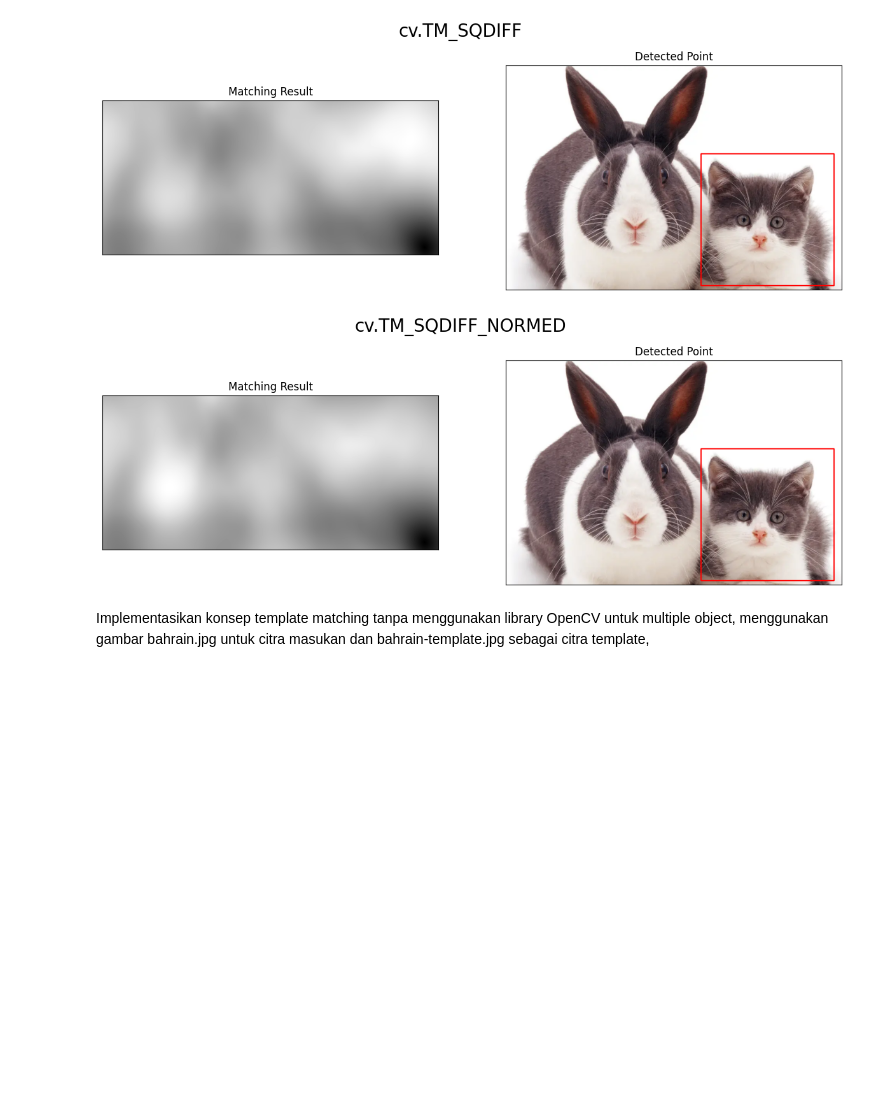
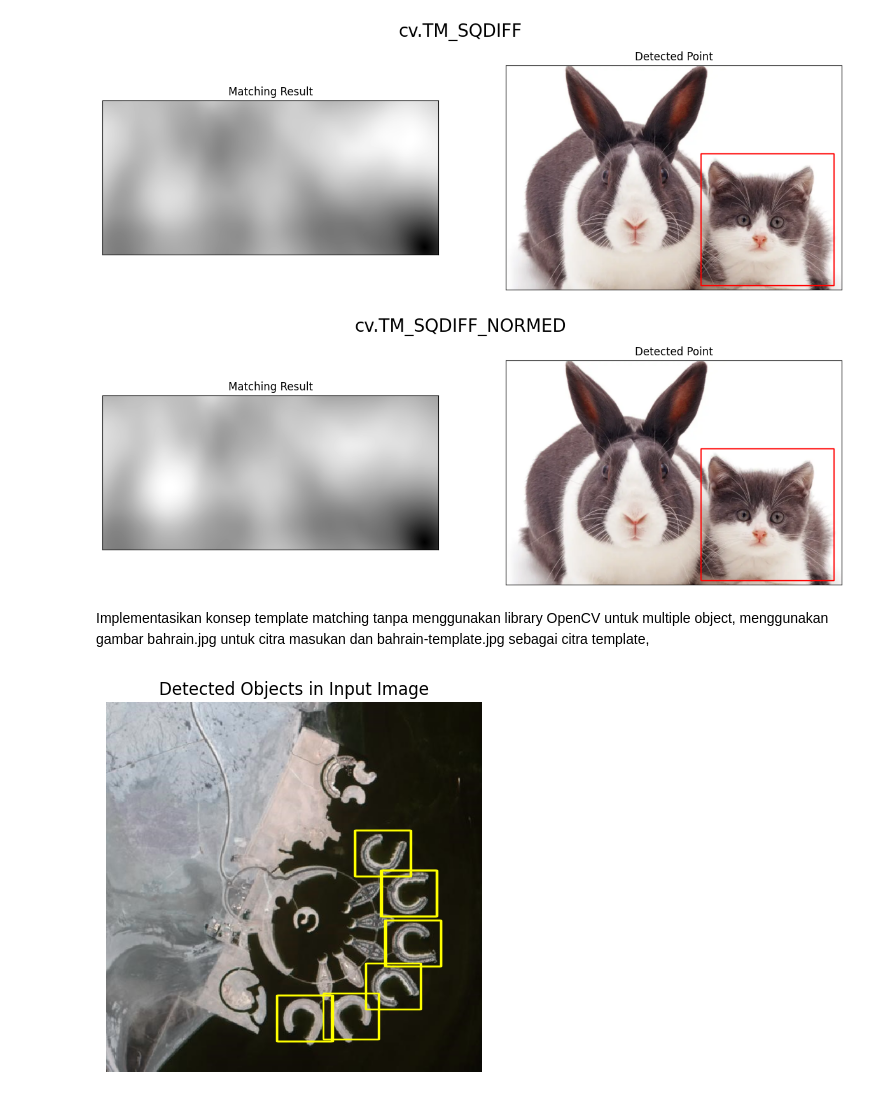
Before and after one commit to edoaurahman/PCVK, a Jupyter notebook: Week11.ipynb, the cells around one changed output. Cells and saved outputs as stored; diff of their text form; code cells hidden in the pictures; blank space fills up the shorter version.

```diff
--- a/Week11.ipynb
+++ b/Week11.ipynb
@@ -84,62 +84,85 @@ import cv2 as cv  # Pastikan Anda mengimpor cv2 sebagai cv
 input_image = cv.imread('/content/drive/MyDrive/PCVK_MM/Images/Images/Object Detection/bahrain.jpg')
 template_image = cv.imread('/content/drive/MyDrive/PCVK_MM/Images/Images/Object Detection/bahrain-template.jpg')
 
-def template_matching(input_image, template_images):
-  # Simpan lokasi-lokasi match terbaik
-  matched_locations = []
+def template_matching(input_image, template_images, initial_threshold=350000, max_threshold=7000000, threshold_increment=50000):
+    matched_locations = []
 
-  for template_image in template_images:
-    # Dimensi template
-    template_height, template_width, _ = template_image.shape
+    # Konversi gambar input menjadi grayscale
+    input_image_gray = cv.cvtColor(input_image, cv.COLOR_BGR2GRAY)
 
-    # Sliding window pada gambar input
-    for i in range(input_image.shape[0] - template_height):
-        for j in range(input_image.shape[1] - template_width):
-            # Ambil subregion yang ukurannya sama dengan template
-            subregion = input_image[i:i + template_height, j:j + template_width]
+    for template_image in template_images:
+        # Konversi template menjadi grayscale
+        template_image_gray = cv.cvtColor(template_image, cv.COLOR_BGR2GRAY)
 
-            # Hitung SSD antara template dan subregion
-            ssd = np.sum((subregion - template_image) ** 2)
+        # Dimensi template
+        template_height, template_width = template_image_gray.shape
 
-            # Tentukan threshold untuk mendeteksi match
-            threshold = 1e8
+        # Mulai dengan threshold awal
+        threshold = initial_threshold
+        found_match = False
 
-            if ssd < threshold:
-                # Jika match, simpan posisi koordinat
-                matched_locations.append((i, j))
-  return matched_locations  # Tambahkan return statement
+        while not found_match and threshold <= max_threshold:
+            current_loop = 0
+            for i in range(input_image_gray.shape[0] - template_height):
+                for j in range(input_image_gray.shape[1] - template_width):
+                    # Ambil subregion yang ukurannya sama dengan template
+                    subregion = input_image_gray[i:i + template_height, j:j + template_width]
+
+                    # Hitung SSD antara template dan subregion
+                    ssd = np.sum((subregion - template_image_gray) ** 2)
+
+                    if ssd < threshold:
+                        current_loop += 1
+                        # Jika match, simpan posisi koordinat
+                        matched_locations.append((i, j))
+
+                        # Setel flag bahwa ada match ditemukan
+                        found_match = True
+
+                        # Berhenti jika sudah mencapai jumlah yang cukup
+                        if current_loop >= 5:
+                            break
+                if found_match:
+                    break
+
+            # Jika tidak ada match yang cukup, naikkan threshold
+            if not found_match:
+                threshold += threshold_increment
+
+    return matched_locations
 
 def rotate_image(image, angle):
   height, width = image.shape[:2]
   rotation_matrix = cv.getRotationMatrix2D((width / 2, height / 2), angle, 1)
   rotated_image = cv.warpAffine(image, rotation_matrix, (width, height))  # Tambahkan warpAffine untuk rotasi
   return rotated_image  # Pastikan untuk mengembalikan gambar yang dirotasi
 
 
 augmented_templates = [
-    # template_image,
-    # rotate_image(template_image,0),
-    rotate_image(np.flipud(template_image),66),
-    # rotate_image(template_image, 180),        # Rotate 180 degrees
-    # rotate_image(template_image, 270),        # Rotate 270 degrees
-    # np.fliplr(template_image),                # Flip horizontally
-    # np.flipud(template_image)                 # Flip vertically
+    template_image,
+    np.fliplr(rotate_image(template_image, 110)),
+    rotate_image(template_image, 300),
+    np.fliplr(rotate_image(template_image, 160)),
+    rotate_image(template_image,240),
+    np.fliplr(rotate_image(template_image,230)),
 ]
 
 matched_locations = template_matching(input_image, augmented_templates)
 
 # Visualisasi hasil
 fig, ax = plt.subplots()
 ax.imshow(input_image, cmap='gray')
 
 # Dapatkan template_width dan template_height dari template asli
 template_height, template_width, _ = template_image.shape
 
 for (i, j) in matched_locations:
     # Gambar kotak di sekitar lokasi yang terdeteksi
-    rect = plt.Rectangle((j, i), template_width, template_height, edgecolor='yellow', facecolor='none', linewidth=.3)
+    rect = plt.Rectangle((j, i), template_width, template_height, edgecolor='yellow', facecolor='none', linewidth=1)
     ax.add_patch(rect)
 
 plt.title("Detected Objects in Input Image")
 plt.axis("off")
 plt.show()
+# %% [output]
+[figure, added]
```
Also changed, not shown: parts of 3 cells of this notebook.
